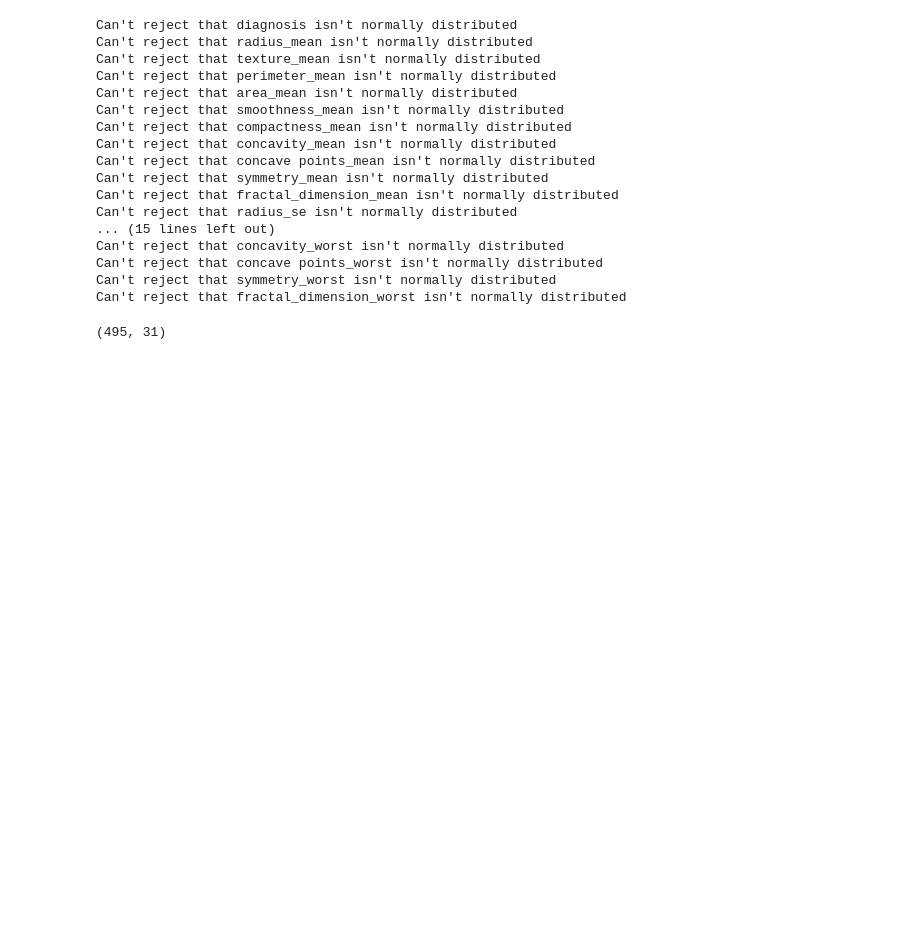
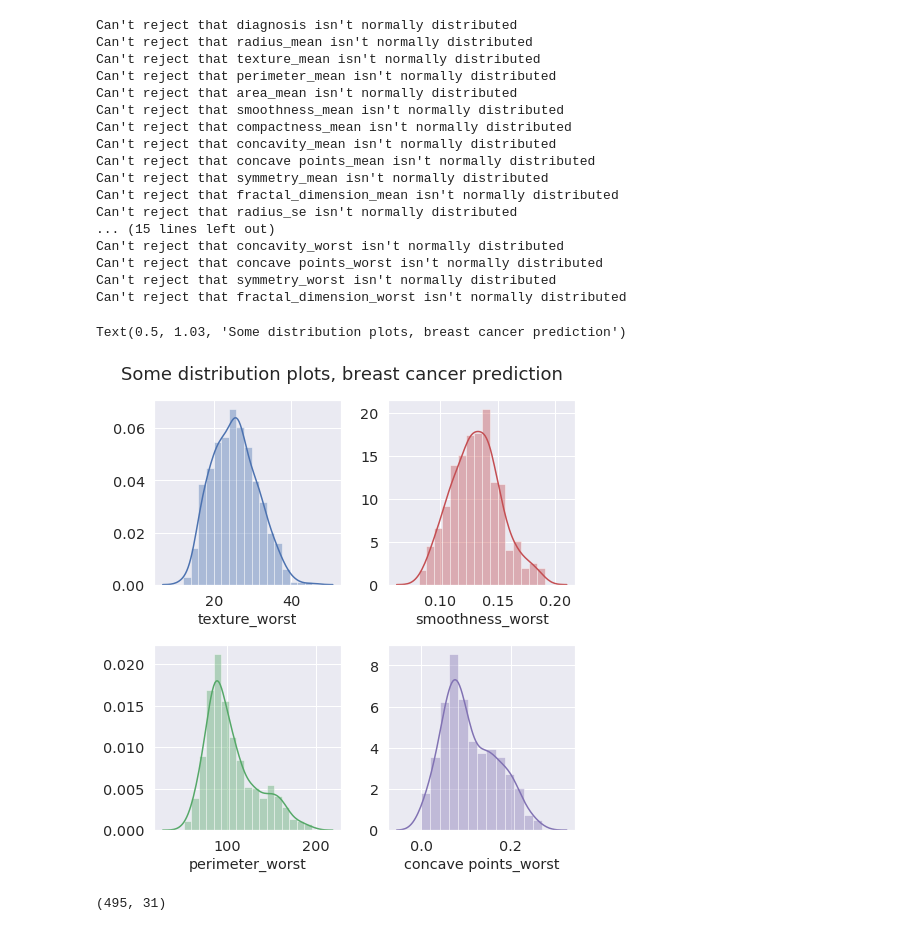
Before and after one commit to Idris-RAD/Python-Projects, a Jupyter notebook: Breast Cancer Prediction/Cancer_prediction.ipynb, the cells around one changed output. Drawn from its saved outputs; the diff is of its cells as text; code cells hidden in the pictures; blank space fills up the shorter version.

Commit message:
last changes to breast cancer prediction

```diff
--- a/Breast Cancer Prediction/Cancer_prediction.ipynb
+++ b/Breast Cancer Prediction/Cancer_prediction.ipynb
@@ -204,3 +204,28 @@ Can't reject that fractal_dimension_worst isn't normally distributed
+# %%
+# Visual check for some columns :
+# Set up the matplotlib figure
+f, axes = plt.subplots(2, 2, figsize=(7, 7))
+
+# Plot a simple histogram with binsize determined automatically
+sns.distplot(df['texture_worst'], color="b", ax=axes[0, 0])
+
+sns.distplot(df['smoothness_worst'], color="r", ax=axes[0, 1])
+
+# Plot a filled kernel density estimate
+sns.distplot(df['perimeter_worst'], color="g", ax=axes[1, 0])
+
+# Plot a historgram and kernel density estimate
+sns.distplot(df['concave points_worst'], color="m", ax=axes[1, 1])
+
+plt.tight_layout()
+f.suptitle('Some distribution plots, breast cancer prediction',y=1.03,  fontsize=18)
+
+# The distributions aren't normal, but they're not completely all over the place, either.
+# They are still kind of bell shaped, and have right and left tails.
+# I'm making a jugement call, and choosing to use z-scores anyway.
+# %% [output]
+Text(0.5, 1.03, 'Some distribution plots, breast cancer prediction')
+[figure, added]
 # %%
 z = np.abs(stats.zscore(df))
 # %%
```
Also changed, not shown: parts of 19 cells of this notebook, 1 other file.
